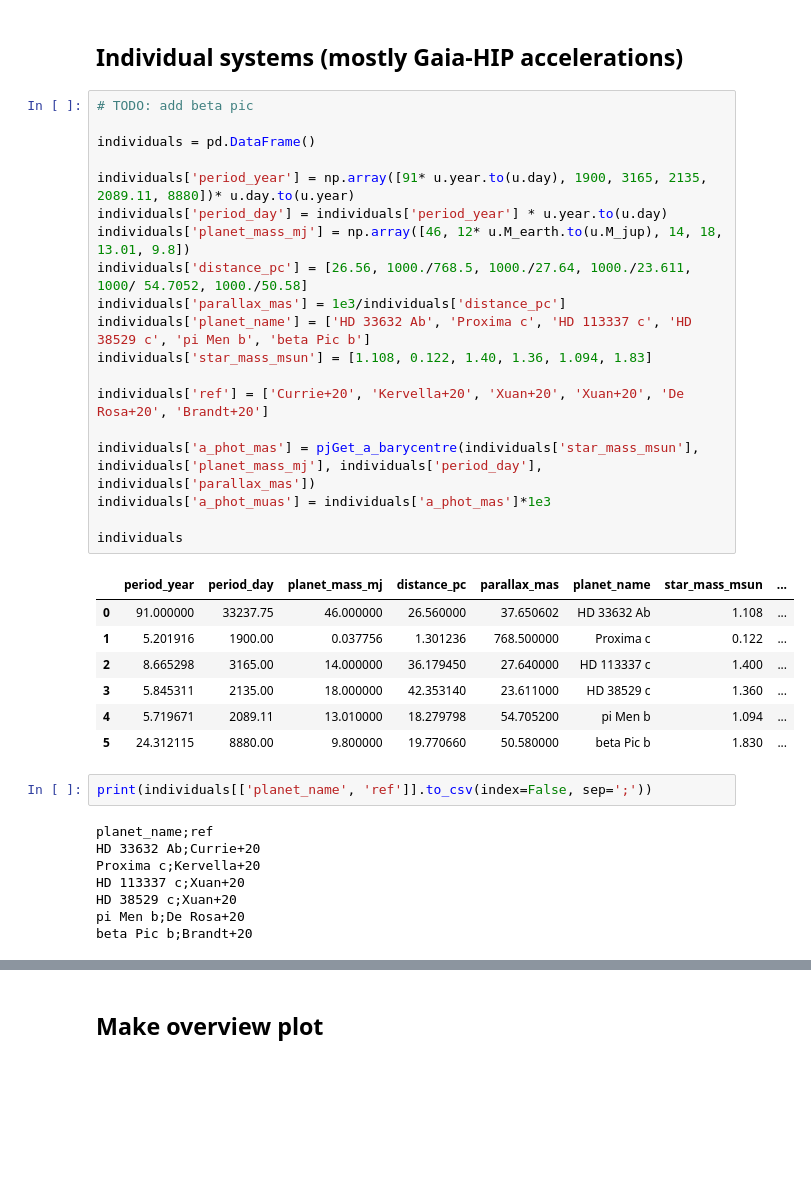
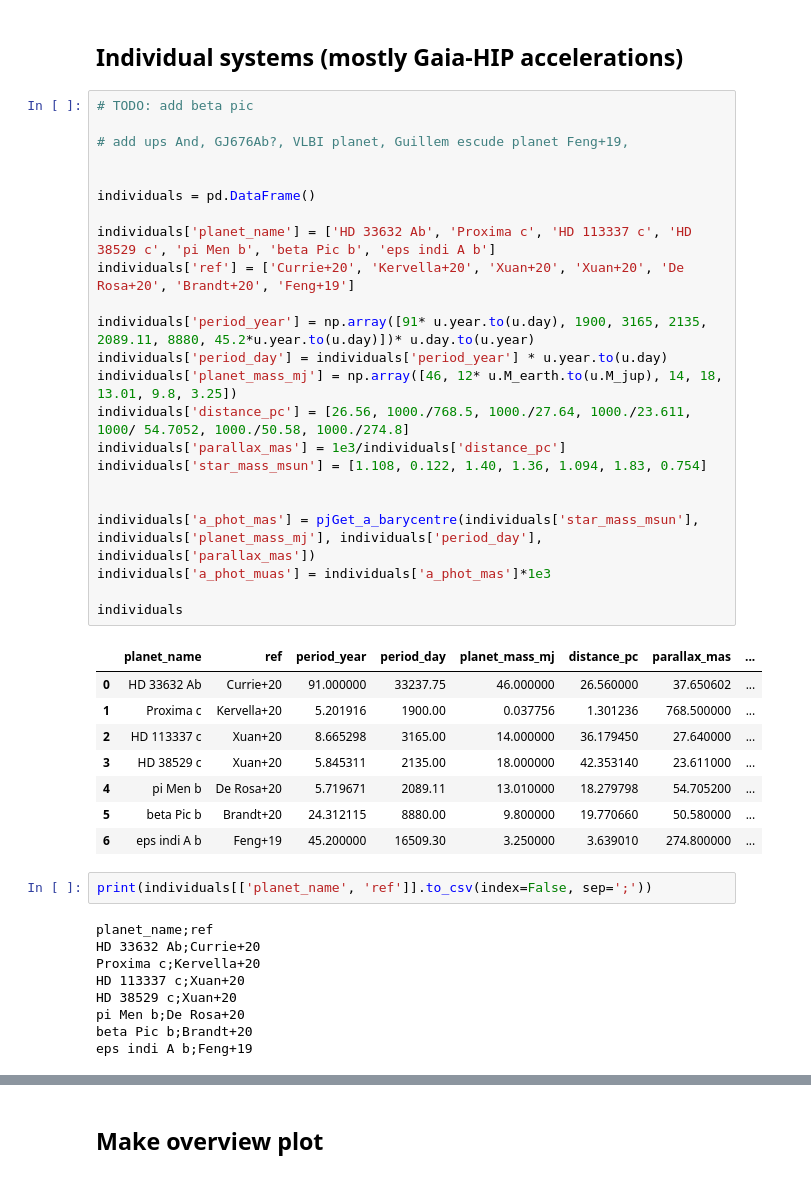
Before and after one commit to Johannes-Sahlmann/pystrometry, a Jupyter notebook: notebooks/1_exoplanet_signatures.ipynb, the cells around one changed output, grey strips where cells are left out. Drawn from its saved outputs; the diff is of its cells as text; blank space fills up the shorter version.

```diff
--- a/notebooks/1_exoplanet_signatures.ipynb
+++ b/notebooks/1_exoplanet_signatures.ipynb
@@ -148,30 +148,35 @@ solar_system
 # %%
 # TODO: add beta pic
 
+# add ups And, GJ676Ab?, VLBI planet, Guillem escude planet Feng+19,
+
+
 individuals = pd.DataFrame()
 
-individuals['period_year'] = np.array([91* u.year.to(u.day), 1900, 3165, 2135, 2089.11, 8880])* u.day.to(u.year)
+individuals['planet_name'] = ['HD 33632 Ab', 'Proxima c', 'HD 113337 c', 'HD 38529 c', 'pi Men b', 'beta Pic b', 'eps indi A b']
+individuals['ref'] = ['Currie+20', 'Kervella+20', 'Xuan+20', 'Xuan+20', 'De Rosa+20', 'Brandt+20', 'Feng+19']
+
+individuals['period_year'] = np.array([91* u.year.to(u.day), 1900, 3165, 2135, 2089.11, 8880, 45.2*u.year.to(u.day)])* u.day.to(u.year)
 individuals['period_day'] = individuals['period_year'] * u.year.to(u.day)
-individuals['planet_mass_mj'] = np.array([46, 12* u.M_earth.to(u.M_jup), 14, 18, 13.01, 9.8])
-individuals['distance_pc'] = [26.56, 1000./768.5, 1000./27.64, 1000./23.611, 1000/ 54.7052, 1000./50.58]
+individuals['planet_mass_mj'] = np.array([46, 12* u.M_earth.to(u.M_jup), 14, 18, 13.01, 9.8, 3.25])
+individuals['distance_pc'] = [26.56, 1000./768.5, 1000./27.64, 1000./23.611, 1000/ 54.7052, 1000./50.58, 1000./274.8]
 individuals['parallax_mas'] = 1e3/individuals['distance_pc']
-individuals['planet_name'] = ['HD 33632 Ab', 'Proxima c', 'HD 113337 c', 'HD 38529 c', 'pi Men b', 'beta Pic b']
-individuals['star_mass_msun'] = [1.108, 0.122, 1.40, 1.36, 1.094, 1.83]
+individuals['star_mass_msun'] = [1.108, 0.122, 1.40, 1.36, 1.094, 1.83, 0.754]
 
-individuals['ref'] = ['Currie+20', 'Kervella+20', 'Xuan+20', 'Xuan+20', 'De Rosa+20', 'Brandt+20']
 
 individuals['a_phot_mas'] = pjGet_a_barycentre(individuals['star_mass_msun'], individuals['planet_mass_mj'], individuals['period_day'], individuals['parallax_mas'])
 individuals['a_phot_muas'] = individuals['a_phot_mas']*1e3
 
 individuals
 # %% [output]
-|  | period_year | period_day | planet_mass_mj | distance_pc | parallax_mas | planet_name | star_mass_msun | ... |
-| 0 | 91.000000 | 33237.75 | 46.000000 | 26.560000 | 37.650602 | HD 33632 Ab | 1.108 | ... |
-| 1 | 5.201916 | 1900.00 | 0.037756 | 1.301236 | 768.500000 | Proxima c | 0.122 | ... |
-| 2 | 8.665298 | 3165.00 | 14.000000 | 36.179450 | 27.640000 | HD 113337 c | 1.400 | ... |
-| 3 | 5.845311 | 2135.00 | 18.000000 | 42.353140 | 23.611000 | HD 38529 c | 1.360 | ... |
-| 4 | 5.719671 | 2089.11 | 13.010000 | 18.279798 | 54.705200 | pi Men b | 1.094 | ... |
-| 5 | 24.312115 | 8880.00 | 9.800000 | 19.770660 | 50.580000 | beta Pic b | 1.830 | ... |
+|  | planet_name | ref | period_year | period_day | planet_mass_mj | distance_pc | parallax_mas | ... |
+| 0 | HD 33632 Ab | Currie+20 | 91.000000 | 33237.75 | 46.000000 | 26.560000 | 37.650602 | ... |
+| 1 | Proxima c | Kervella+20 | 5.201916 | 1900.00 | 0.037756 | 1.301236 | 768.500000 | ... |
+| 2 | HD 113337 c | Xuan+20 | 8.665298 | 3165.00 | 14.000000 | 36.179450 | 27.640000 | ... |
+| 3 | HD 38529 c | Xuan+20 | 5.845311 | 2135.00 | 18.000000 | 42.353140 | 23.611000 | ... |
+| 4 | pi Men b | De Rosa+20 | 5.719671 | 2089.11 | 13.010000 | 18.279798 | 54.705200 | ... |
+| 5 | beta Pic b | Brandt+20 | 24.312115 | 8880.00 | 9.800000 | 19.770660 | 50.580000 | ... |
+| 6 | eps indi A b | Feng+19 | 45.200000 | 16509.30 | 3.250000 | 3.639010 | 274.800000 | ... |
 # %%
 print(individuals[['planet_name', 'ref']].to_csv(index=False, sep=';'))
 # %% [output]
@@ -182,3 +187,4 @@ HD 113337 c;Xuan+20
 HD 38529 c;Xuan+20
 pi Men b;De Rosa+20
 beta Pic b;Brandt+20
+eps indi A b;Feng+19
```
Also changed, not shown: parts of 5 cells of this notebook, 1 other file.
